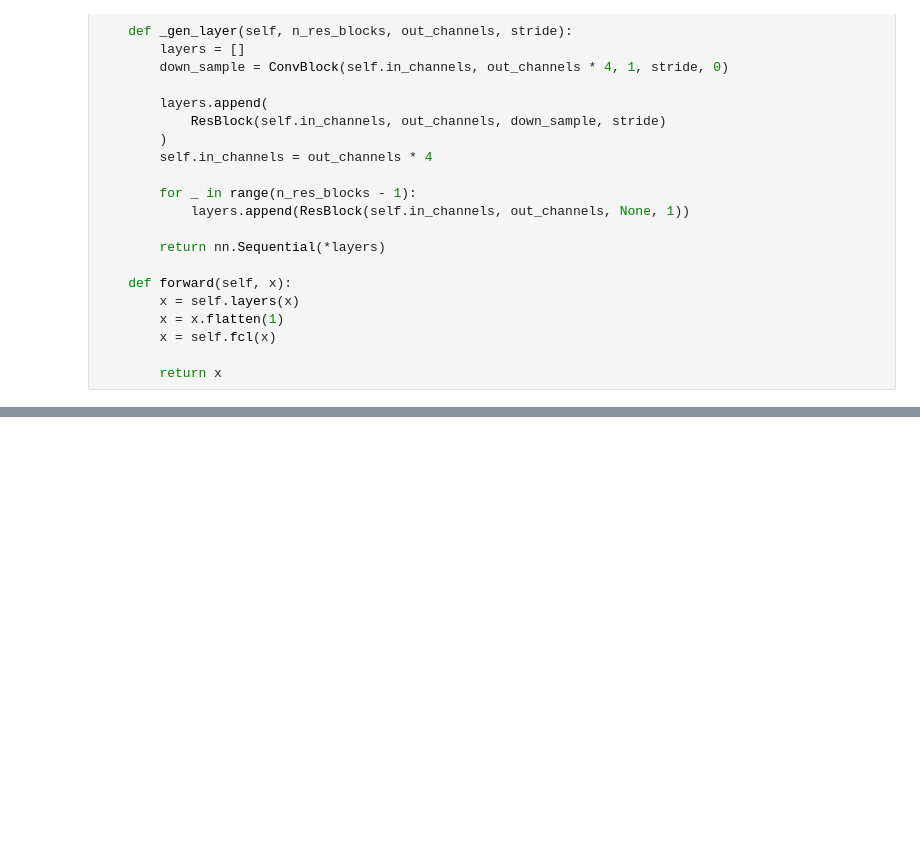
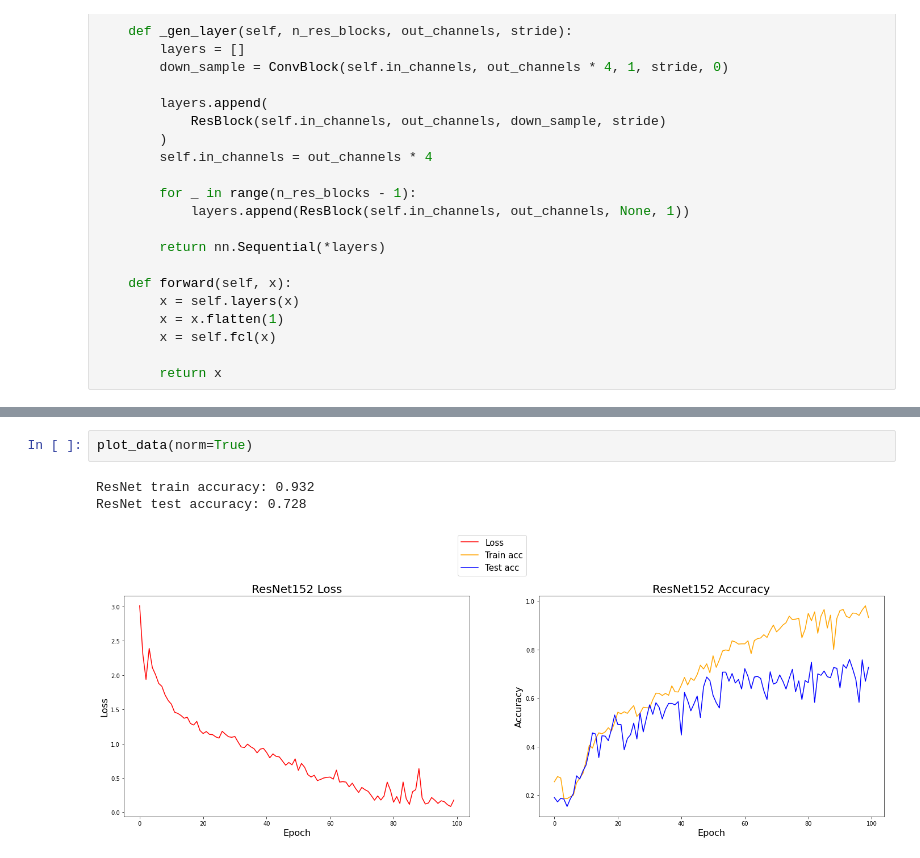
Before and after one commit to WTS012201/CSE4334, a Jupyter notebook: assignment4/resnet.ipynb, the cells around one changed output, grey strips where cells are left out. Drawn from its saved outputs; the diff is of its cells as text; blank space fills up the shorter version.

```diff
--- a/assignment4/resnet.ipynb
+++ b/assignment4/resnet.ipynb
@@ -279,0 +296,6 @@ ResNet accuracy: 0.899
+# %%
+plot_data(norm=True)
+# %% [output]
+ResNet train accuracy: 0.932
+ResNet test accuracy: 0.728
+[figure, added]
```
Also changed, not shown: parts of 6 cells of this notebook, 1 other file.
